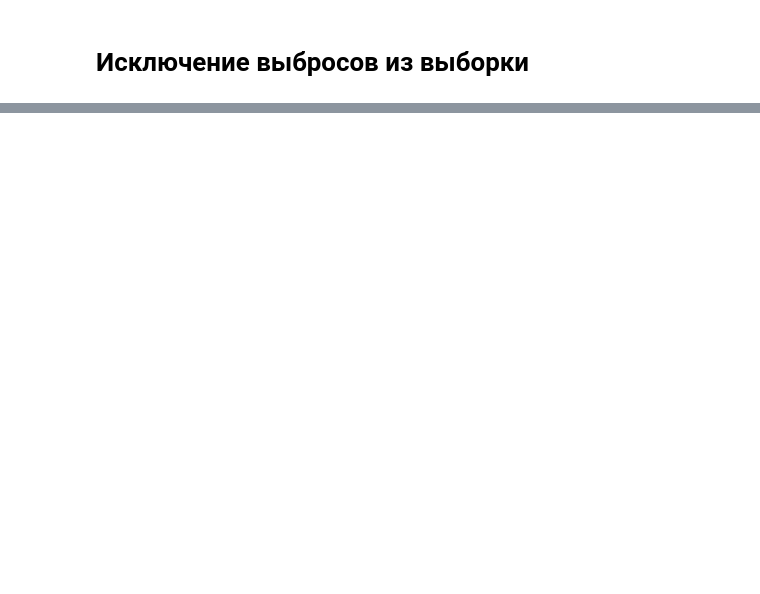
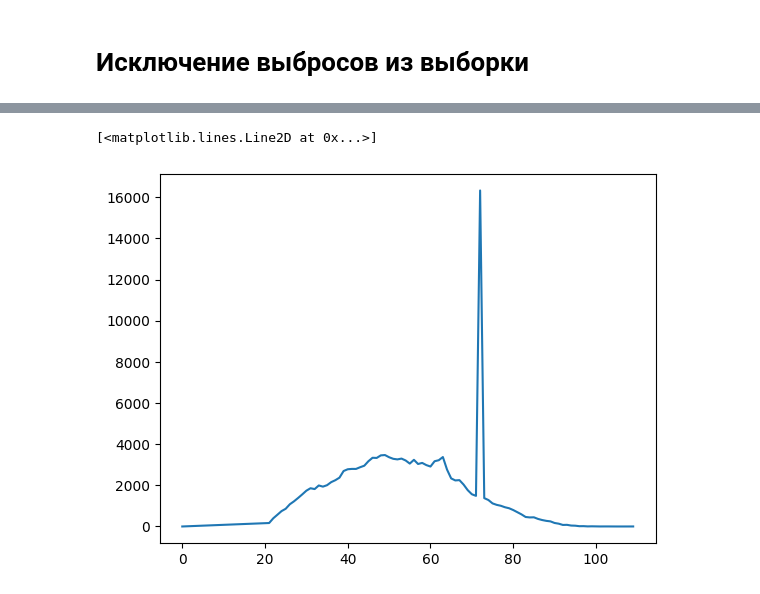
Before and after one commit to ErikLens/CrScoringMay2023, a Jupyter notebook: CrScoring_team5_Ed.ipynb, the cells around one changed output, grey strips where cells are left out. Cells and saved outputs as stored; diff of their text form; code cells hidden in the pictures; blank space fills up the shorter version.

```diff
--- a/CrScoring_team5_Ed.ipynb
+++ b/CrScoring_team5_Ed.ipynb
@@ -426,5 +455,7 @@ dtype: int64
 # %%
 # Сохранение данных в csv файл.
 data.to_csv("Credit_scoring_team5_E.csv", index=False)
+# %%
+data2 = data
 # %% [markdown]
 # Исключение выбросов из выборки
@@ -432,0 +485,2 @@ data.to_csv("Credit_scoring_team5_E.csv", index=False)
+# %%
+data2 = data2.drop(['NumberOfTimes90DaysLate','NumberOfTime30-59DaysPastDueNotWorse'],axis=1)
@@ -432,0 +540,13 @@ data.to_csv("Credit_scoring_team5_E.csv", index=False)
+# %%
+# КЛИЕНТЫ С ВОЗРАСТОМ 109лет?????
+# data.loc[data['age'] == 109]
+
+# # Проверка нет ли какой-то зависимости
+uniq_age = pd.unique(data2['age']) # получаем уникальные значение возрастных групп
+uniq_age.sort() # cортируем списка групп
+age_count = data2.groupby("age")['age'].count()
+
+plt.plot(uniq_age,age_count)
+# %% [output]
+[<matplotlib.lines.Line2D at 0x...>]
+[figure, added]
```
Also changed, not shown: parts of 14 cells of this notebook.
